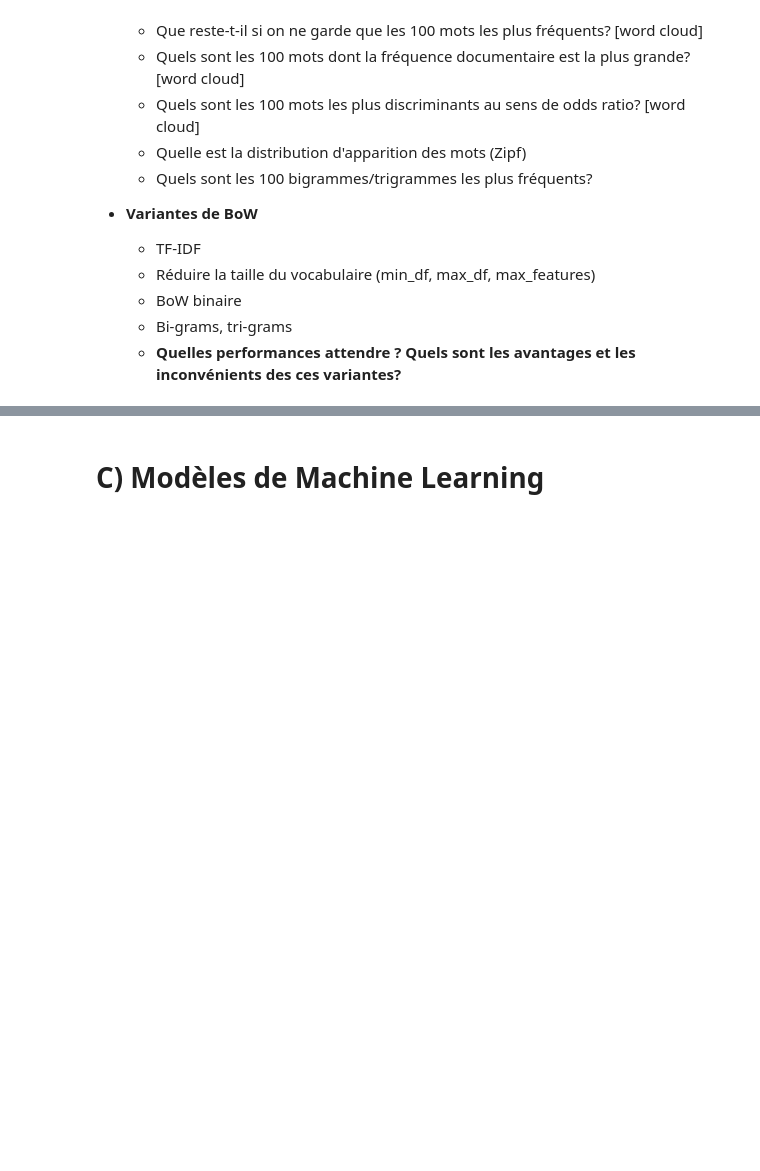
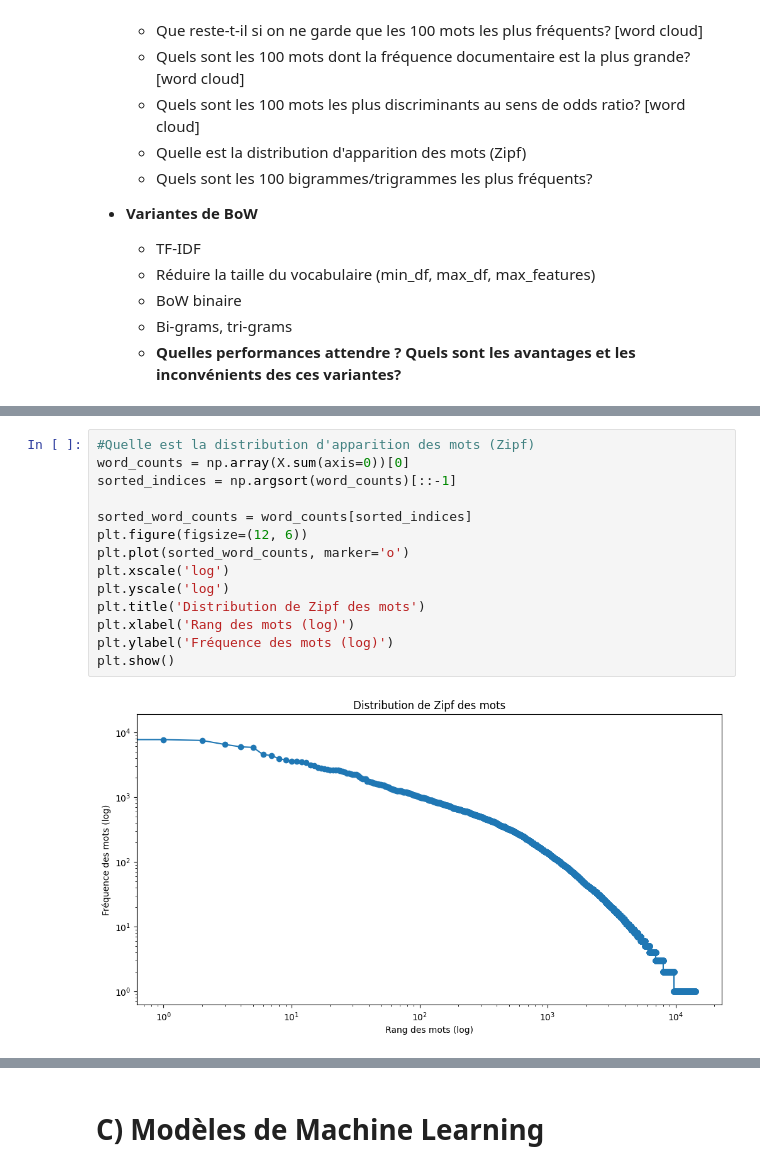
Before and after one commit to TitouanUniLu/projet-RI, a Jupyter notebook: Projet/1_1-BoW-Project.ipynb, the cells around one changed output, grey strips where cells are left out. Saved outputs shown, nothing was run; the diff lists cells and outputs as text; blank space fills up the shorter version.

```diff
--- a/Projet/1_1-BoW-Project.ipynb
+++ b/Projet/1_1-BoW-Project.ipynb
@@ -185,0 +248,16 @@ NotFittedError: Vocabulary not fitted or provided
+# %%
+#Quelle est la distribution d'apparition des mots (Zipf)
+word_counts = np.array(X.sum(axis=0))[0]
+sorted_indices = np.argsort(word_counts)[::-1]
+
+sorted_word_counts = word_counts[sorted_indices]
+plt.figure(figsize=(12, 6))
+plt.plot(sorted_word_counts, marker='o')
+plt.xscale('log')
+plt.yscale('log')
+plt.title('Distribution de Zipf des mots')
+plt.xlabel('Rang des mots (log)')
+plt.ylabel('Fréquence des mots (log)')
+plt.show()
+# %% [output]
+[figure, added]
```
Also changed, not shown: parts of 4 cells of this notebook.
